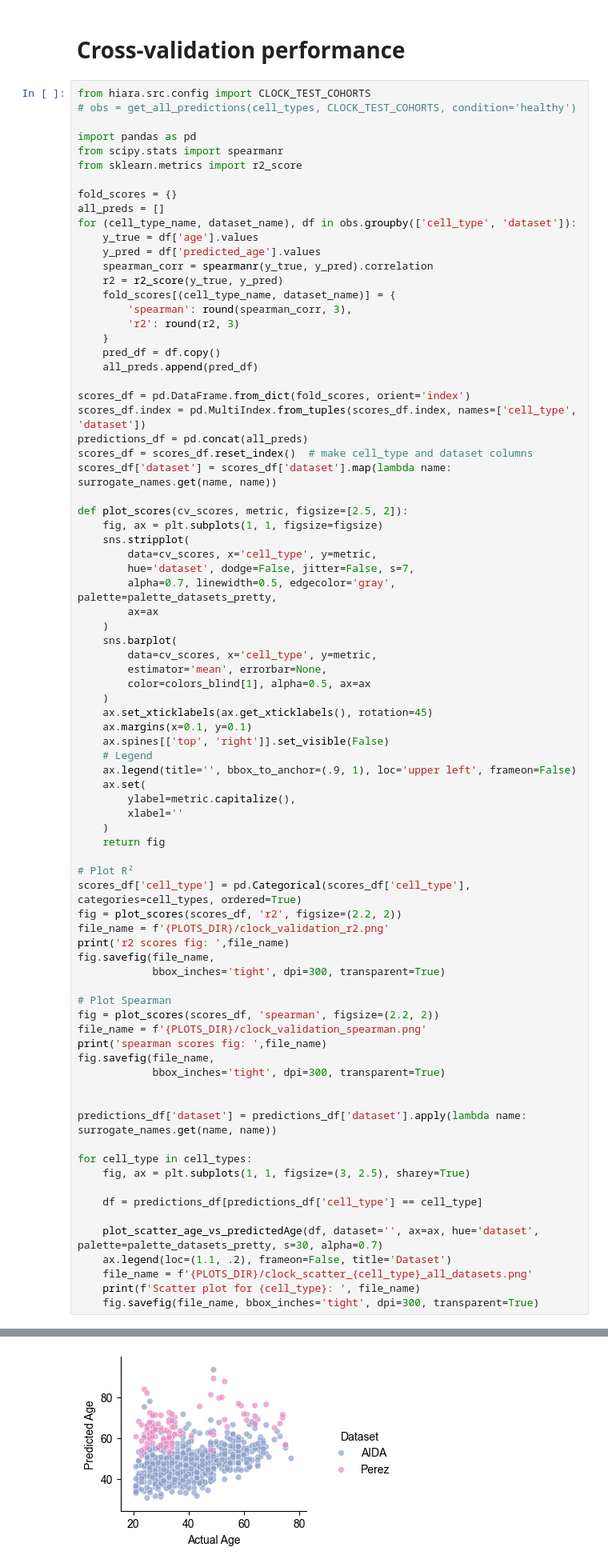
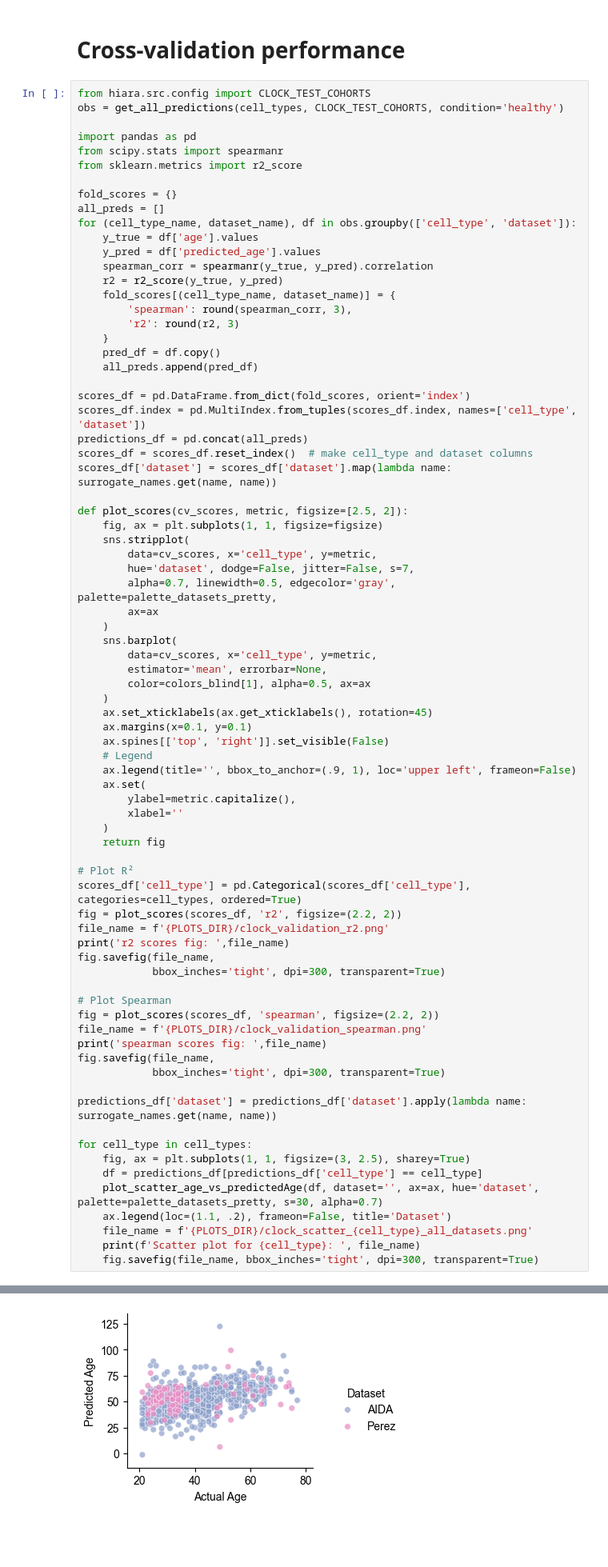
Before and after one commit to janursa/HIRA, a Jupyter notebook: notebooks/aging_clock.ipynb, the cells around one changed output, grey strips where cells are left out. Shown at 80% size. Drawn from its saved outputs; the diff is of its cells as text; blank space fills up the shorter version.

```diff
--- a/notebooks/aging_clock.ipynb
+++ b/notebooks/aging_clock.ipynb
@@ -151,7 +149,7 @@ Datasets: {'onek1k': 973, 'abf300': 312}
 # Cross-validation performance
 # %%
 from hiara.src.config import CLOCK_TEST_COHORTS
-# obs = get_all_predictions(cell_types, CLOCK_TEST_COHORTS, condition='healthy')
+obs = get_all_predictions(cell_types, CLOCK_TEST_COHORTS, condition='healthy')
 
 import pandas as pd
 from scipy.stats import spearmanr
@@ -216,14 +214,11 @@ print('spearman scores fig: ',file_name)
 fig.savefig(file_name,
             bbox_inches='tight', dpi=300, transparent=True)
 
-
 predictions_df['dataset'] = predictions_df['dataset'].apply(lambda name: surrogate_names.get(name, name))
 
 for cell_type in cell_types:
     fig, ax = plt.subplots(1, 1, figsize=(3, 2.5), sharey=True)
-
     df = predictions_df[predictions_df['cell_type'] == cell_type]
-
     plot_scatter_age_vs_predictedAge(df, dataset='', ax=ax, hue='dataset', palette=palette_datasets_pretty, s=30, alpha=0.7)
     ax.legend(loc=(1.1, .2), frameon=False, title='Dataset')
     file_name = f'{PLOTS_DIR}/clock_scatter_{cell_type}_all_datasets.png'
@@ -245 +250 @@ Scatter plot for NK:  /Users/jno24/Documents/projs/ongoing/hiara/base_folder/out
-[figure, old version]
+[figure, new version]
```
Also changed, not shown: parts of 8 cells of this notebook, 33 other files.
